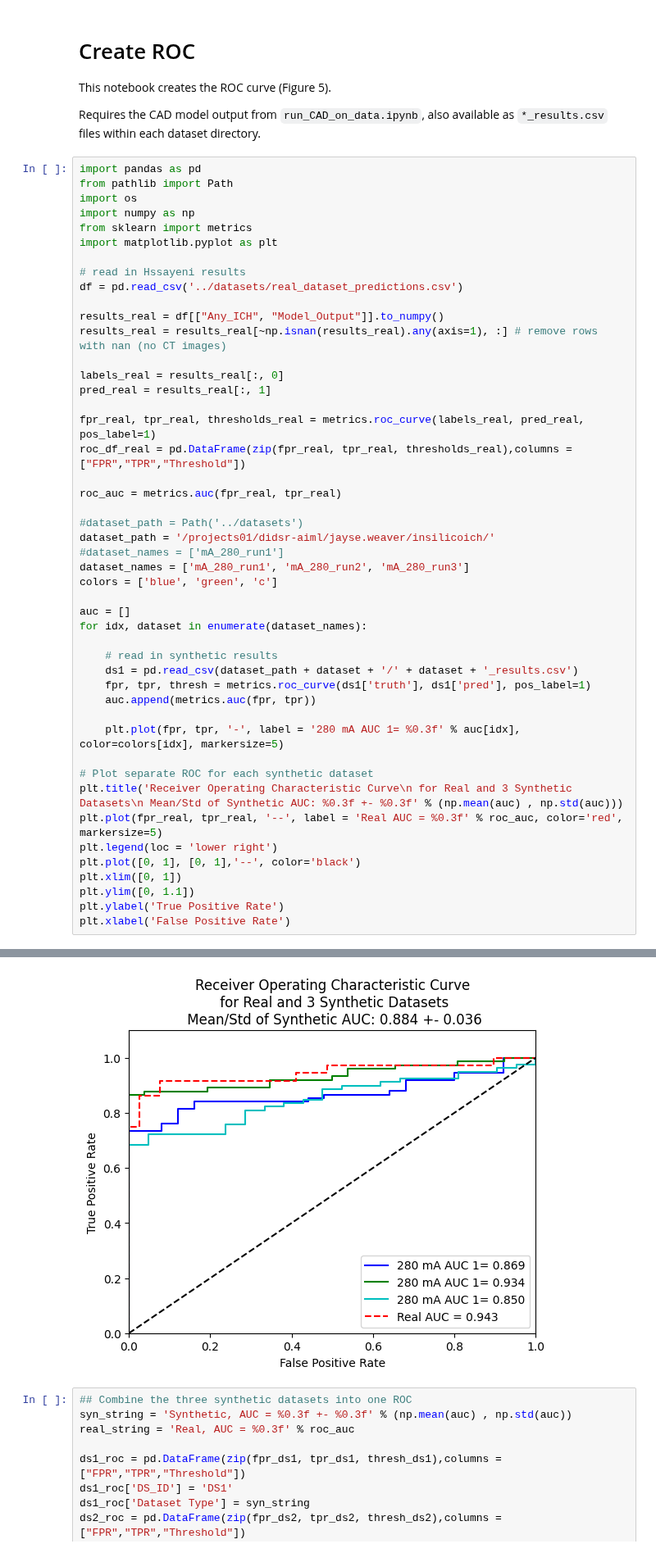
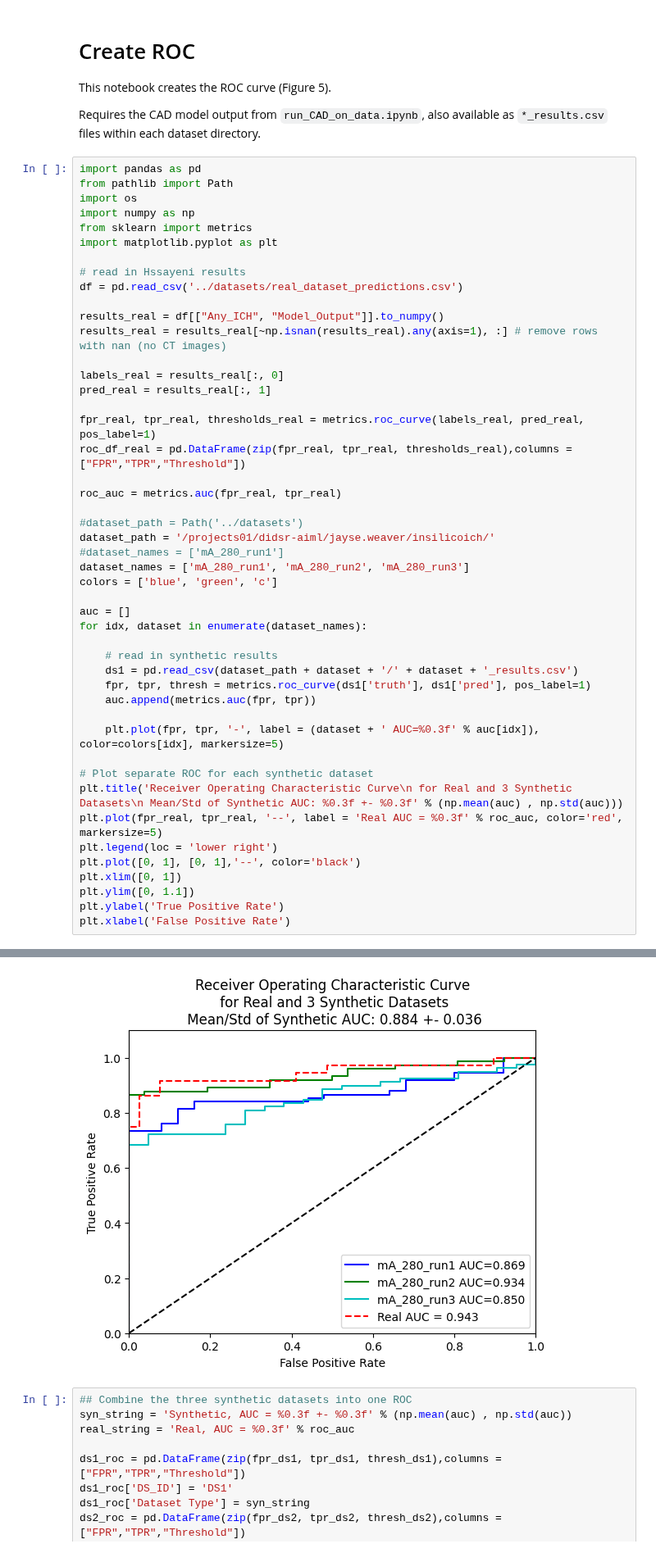
Before and after one commit to DIDSR/framework-for-synthetic-ICH-to-assess-AI-generalizability, a Jupyter notebook: notebooks/fig7_create_ROC.ipynb, the cells around one changed output, grey strips where cells are left out. Shown at 82% size. Saved outputs shown, nothing was run; the diff lists cells and outputs as text.

Commit message:
plot legend based on dataset name

```diff
--- a/notebooks/fig7_create_ROC.ipynb
+++ b/notebooks/fig7_create_ROC.ipynb
@@ -24,35 +24,35 @@ fpr_real, tpr_real, thresholds_real = metrics.roc_curve(labels_real, pred_real,
 roc_df_real = pd.DataFrame(zip(fpr_real, tpr_real, thresholds_real),columns = ["FPR","TPR","Threshold"])
 
 roc_auc = metrics.auc(fpr_real, tpr_real)
 
 #dataset_path = Path('../datasets')
 dataset_path = '/projects01/didsr-aiml/jayse.weaver/insilicoich/'
 #dataset_names = ['mA_280_run1']
 dataset_names = ['mA_280_run1', 'mA_280_run2', 'mA_280_run3']
 colors = ['blue', 'green', 'c']
 
 auc = []
 for idx, dataset in enumerate(dataset_names):
 
     # read in synthetic results
     ds1 = pd.read_csv(dataset_path + dataset + '/' + dataset + '_results.csv')
     fpr, tpr, thresh = metrics.roc_curve(ds1['truth'], ds1['pred'], pos_label=1)
     auc.append(metrics.auc(fpr, tpr))
 
-    plt.plot(fpr, tpr, '-', label = '280 mA AUC 1= %0.3f' % auc[idx], color=colors[idx], markersize=5)
+    plt.plot(fpr, tpr, '-', label = (dataset + ' AUC=%0.3f' % auc[idx]), color=colors[idx], markersize=5)
 
 # Plot separate ROC for each synthetic dataset
 plt.title('Receiver Operating Characteristic Curve\n for Real and 3 Synthetic Datasets\n Mean/Std of Synthetic AUC: %0.3f +- %0.3f' % (np.mean(auc) , np.std(auc)))
 plt.plot(fpr_real, tpr_real, '--', label = 'Real AUC = %0.3f' % roc_auc, color='red', markersize=5)
 plt.legend(loc = 'lower right')
 plt.plot([0, 1], [0, 1],'--', color='black')
 plt.xlim([0, 1])
 plt.ylim([0, 1.1])
 plt.ylabel('True Positive Rate')
 plt.xlabel('False Positive Rate')
 # %% [output]
 Text(0.5, 0, 'False Positive Rate')
-[figure, old version]
+[figure, new version]
 # %%
 ## Combine the three synthetic datasets into one ROC
 syn_string = 'Synthetic, AUC = %0.3f +- %0.3f' % (np.mean(auc) , np.std(auc))
```
